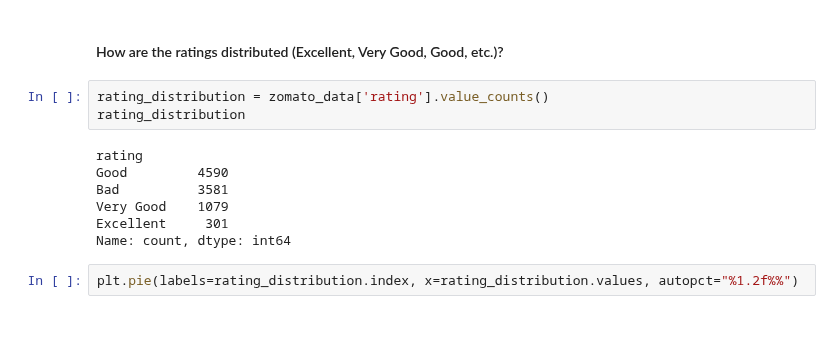
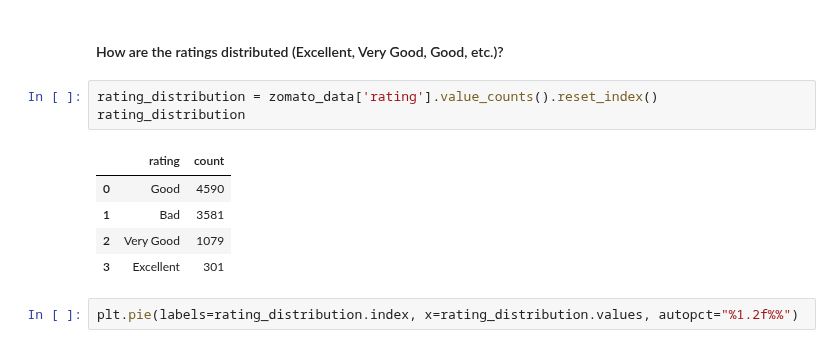
Before and after one commit to Himmu5/data-analysis, a Jupyter notebook: notebooks/zomato_analysis.ipynb, the cells around one changed output. Cells and saved outputs as stored; diff of their text form.

```diff
--- a/notebooks/zomato_analysis.ipynb
+++ b/notebooks/zomato_analysis.ipynb
@@ -124,15 +124,14 @@ zomato_data['rating'] = zomato_data['Aggregate rating'].apply(add_rating)
 # %% [markdown]
 #### How are the ratings distributed (Excellent, Very Good, Good, etc.)?
 # %%
-rating_distribution = zomato_data['rating'].value_counts()
+rating_distribution = zomato_data['rating'].value_counts().reset_index()
 rating_distribution
 # %% [output]
-rating
-Good         4590
-Bad          3581
-Very Good    1079
-Excellent     301
-Name: count, dtype: int64
+|  | rating | count |
+| 0 | Good | 4590 |
+| 1 | Bad | 3581 |
+| 2 | Very Good | 1079 |
+| 3 | Excellent | 301 |
 # %%
 plt.pie(labels=rating_distribution.index, x=rating_distribution.values, autopct="%1.2f%%")
 # %% [output]
```
Also changed, not shown: parts of 3 cells of this notebook, 1 other file.
